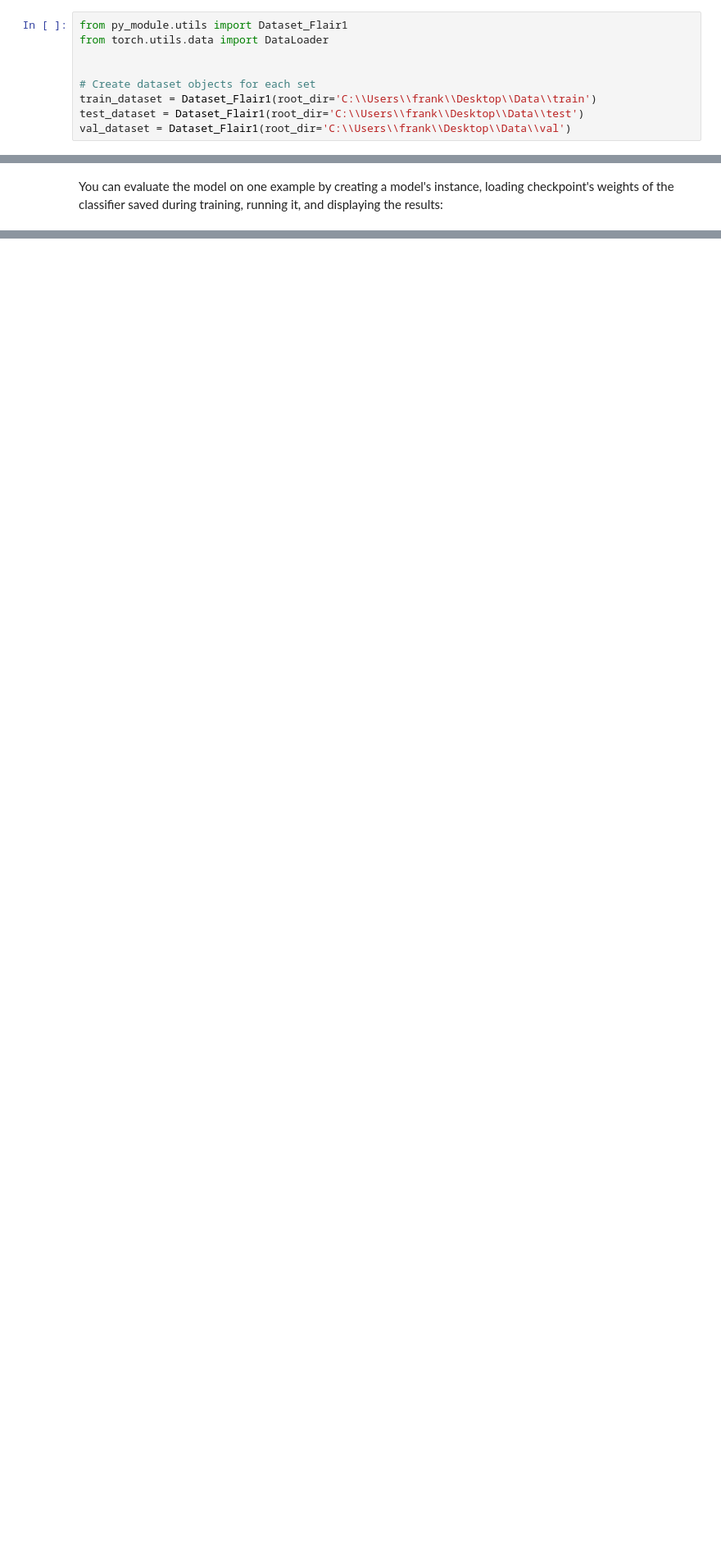
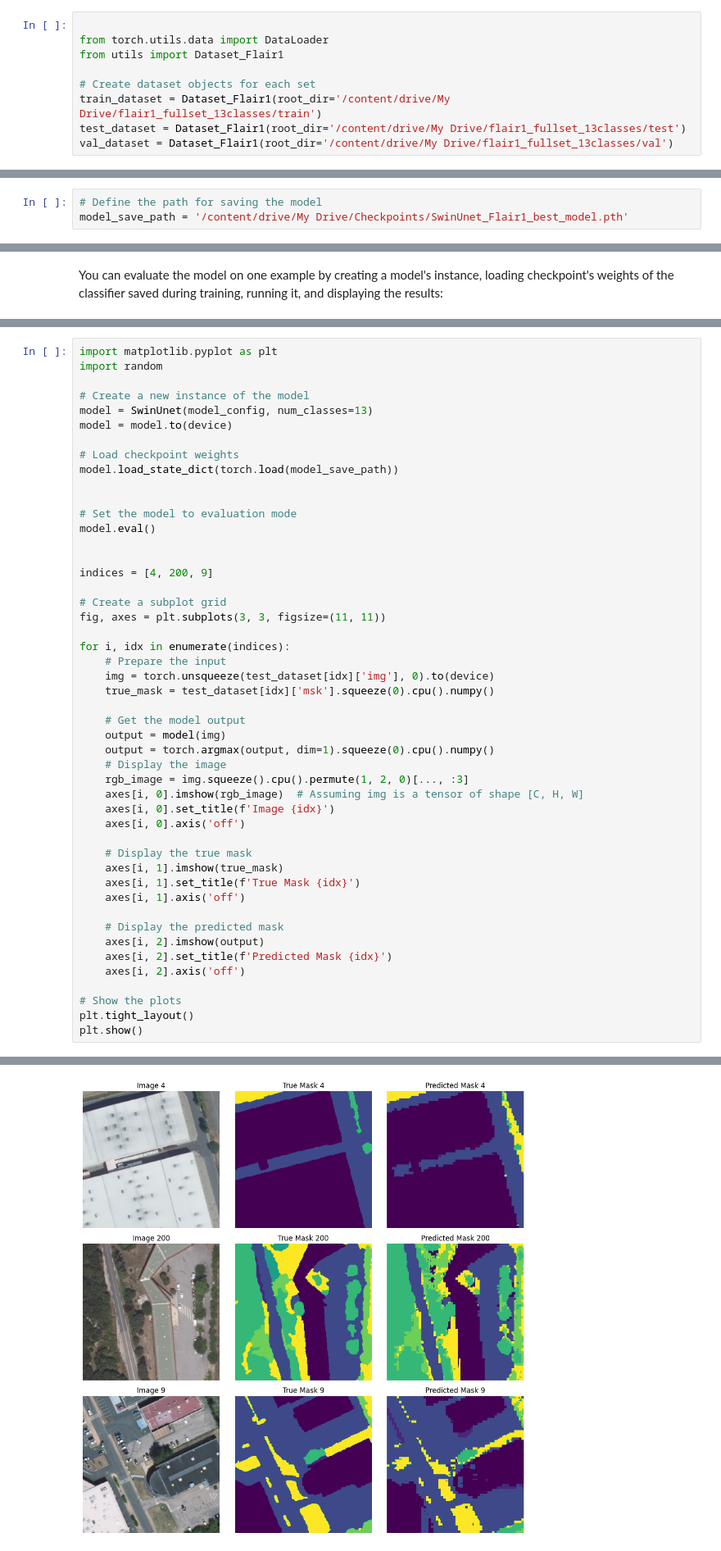
Before and after one commit to BertilleT/land_cover_map_Transformers_SSL, a Jupyter notebook: src/SwinUnet_Flair1.ipynb, the cells around one changed output, grey strips where cells are left out. Shown at 82% size. Cells and saved outputs as stored; diff of their text form; blank space fills up the shorter version.

```diff
--- a/src/SwinUnet_Flair1.ipynb
+++ b/src/SwinUnet_Flair1.ipynb
@@ -92,11 +88,11 @@ display_samples(images, masks, nb_samples= 1)
 
 We create the `train_dataset` and `val_dataset` by using the `DFCDataset`, a custom class of `torch.utils.data.Dataset`
 # %%
-from py_module.utils import Dataset_Flair1
+
 from torch.utils.data import DataLoader
-
+from utils import Dataset_Flair1
 
 # Create dataset objects for each set
-train_dataset = Dataset_Flair1(root_dir='C:\\Users\\frank\\Desktop\\Data\\train')
-test_dataset = Dataset_Flair1(root_dir='C:\\Users\\frank\\Desktop\\Data\\test')
-val_dataset = Dataset_Flair1(root_dir='C:\\Users\\frank\\Desktop\\Data\\val')
+train_dataset = Dataset_Flair1(root_dir='/content/drive/My Drive/flair1_fullset_13classes/train')
+test_dataset = Dataset_Flair1(root_dir='/content/drive/My Drive/flair1_fullset_13classes/test')
+val_dataset = Dataset_Flair1(root_dir='/content/drive/My Drive/flair1_fullset_13classes/val')
@@ -204,6 +187,9 @@ optimizer = torch.optim.Adam(
 )
 # %% [markdown]
 We load the data (training and validation) using pytorch's dataloader
+# %%
+# Define the path for saving the model
+model_save_path = '/content/drive/My Drive/Checkpoints/SwinUnet_Flair1_best_model.pth'
 # %%
 # Create data loaders
 train_loader = DataLoader(train_dataset,
@@ -376,0 +323,49 @@ print_metrics(mIou, ious)
+# %%
+import matplotlib.pyplot as plt
+import random
+
+# Create a new instance of the model
+model = SwinUnet(model_config, num_classes=13)
+model = model.to(device)
+
+# Load checkpoint weights
+model.load_state_dict(torch.load(model_save_path))
+
+
+# Set the model to evaluation mode
+model.eval()
+
+
+indices = [4, 200, 9]
+
+# Create a subplot grid
+fig, axes = plt.subplots(3, 3, figsize=(11, 11))
+
+for i, idx in enumerate(indices):
+    # Prepare the input
+    img = torch.unsqueeze(test_dataset[idx]['img'], 0).to(device)
+    true_mask = test_dataset[idx]['msk'].squeeze(0).cpu().numpy()
+
+    # Get the model output
+    output = model(img)
+    output = torch.argmax(output, dim=1).squeeze(0).cpu().numpy()
+    # Display the image
+    rgb_image = img.squeeze().cpu().permute(1, 2, 0)[..., :3]
+    axes[i, 0].imshow(rgb_image)  # Assuming img is a tensor of shape [C, H, W]
+    axes[i, 0].set_title(f'Image {idx}')
+    axes[i, 0].axis('off')
+
+    # Display the true mask
+    axes[i, 1].imshow(true_mask)
+    axes[i, 1].set_title(f'True Mask {idx}')
+    axes[i, 1].axis('off')
+
+    # Display the predicted mask
+    axes[i, 2].imshow(output)
+    axes[i, 2].set_title(f'Predicted Mask {idx}')
+    axes[i, 2].axis('off')
+
+# Show the plots
+plt.tight_layout()
+plt.show()
+# %% [output]
@@ -376,0 +374 @@ print_metrics(mIou, ious)
+[figure, added]
```
Also changed, not shown: parts of 25 cells of this notebook, 2 other files.
